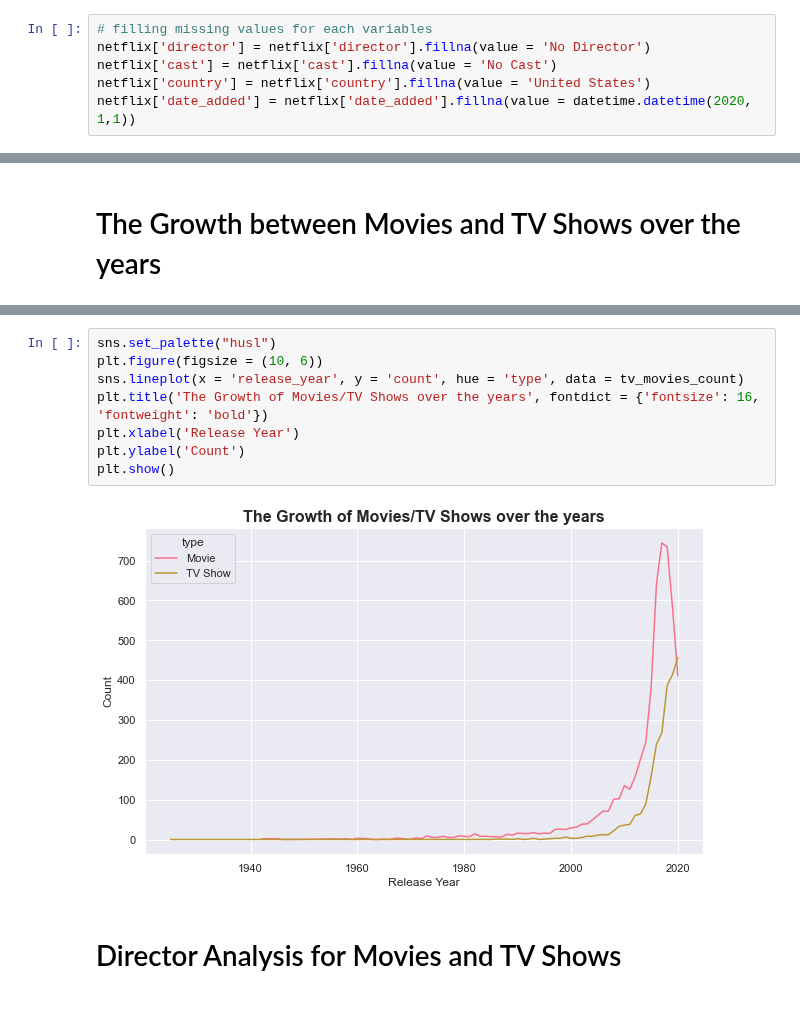
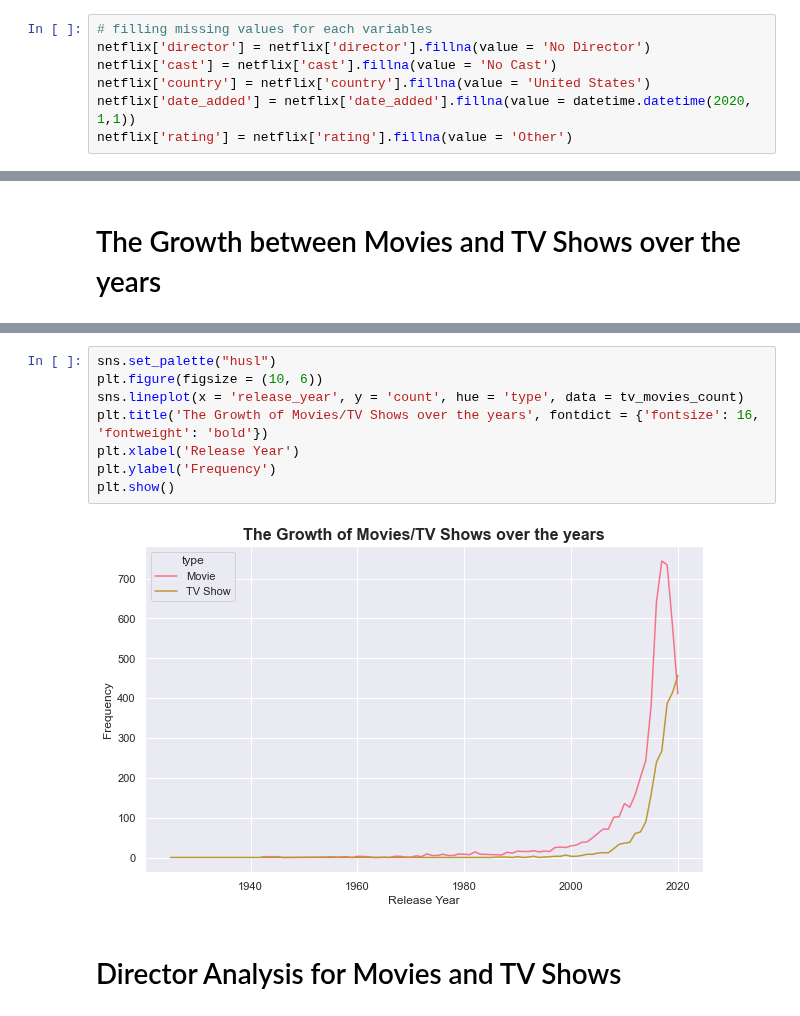
Before and after one commit to AlejandroDeLaCruz/Netflix-Analysis, a Jupyter notebook: Netflix.ipynb, the cells around one changed output, grey strips where cells are left out. Drawn from its saved outputs; the diff is of its cells as text.

```diff
--- a/Netflix.ipynb
+++ b/Netflix.ipynb
@@ -48,6 +48,7 @@ netflix['director'] = netflix['director'].fillna(value = 'No Director')
 netflix['cast'] = netflix['cast'].fillna(value = 'No Cast')
 netflix['country'] = netflix['country'].fillna(value = 'United States')
 netflix['date_added'] = netflix['date_added'].fillna(value = datetime.datetime(2020, 1,1))
+netflix['rating'] = netflix['rating'].fillna(value = 'Other')
 # %%
 (netflix.isnull().sum()/len(netflix)) * 100
 # %% [output]
@@ -249,13 +220,13 @@ tv_movies_count
 # %%
 sns.set_palette("husl")
 plt.figure(figsize = (10, 6))
 sns.lineplot(x = 'release_year', y = 'count', hue = 'type', data = tv_movies_count)
 plt.title('The Growth of Movies/TV Shows over the years', fontdict = {'fontsize': 16, 'fontweight': 'bold'})
 plt.xlabel('Release Year')
-plt.ylabel('Count')
+plt.ylabel('Frequency')
 plt.show()
 # %% [output]
-[figure, old version]
+[figure, new version]
 # %% [markdown]
 # Director Analysis for Movies and TV Shows
 # %%
```
Also changed, not shown: parts of 13 cells of this notebook.
